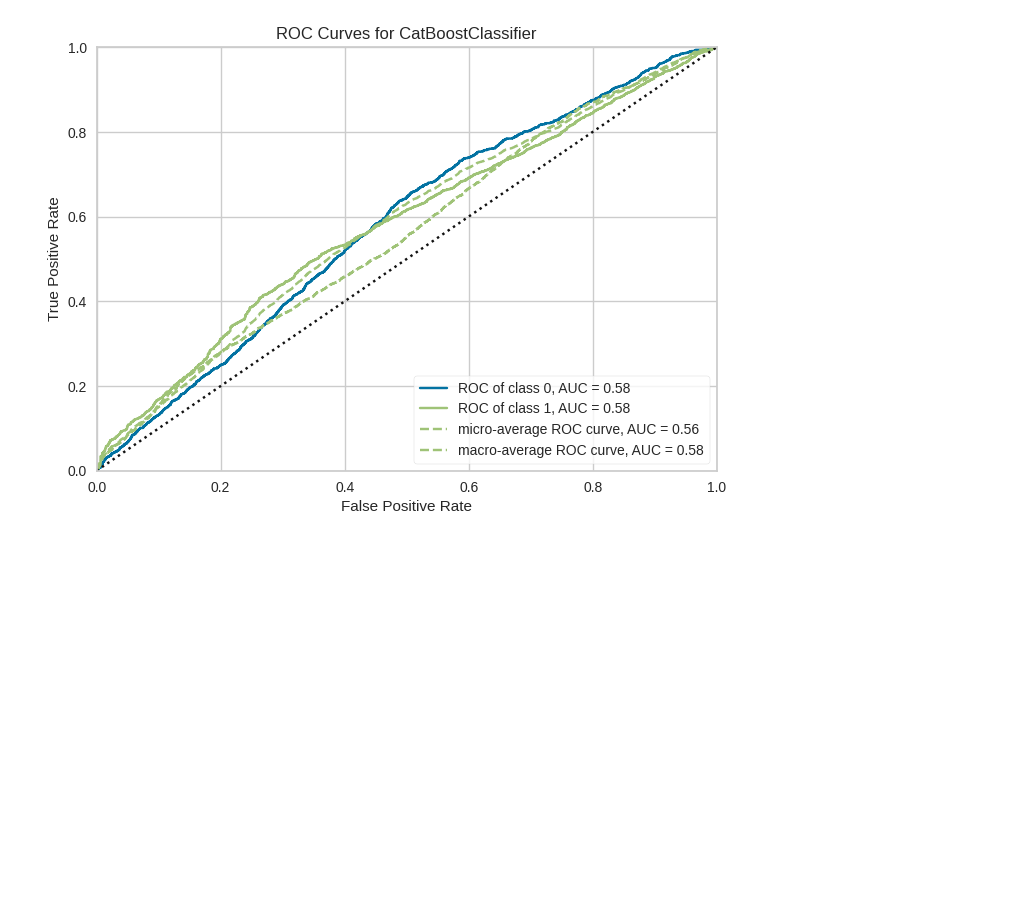
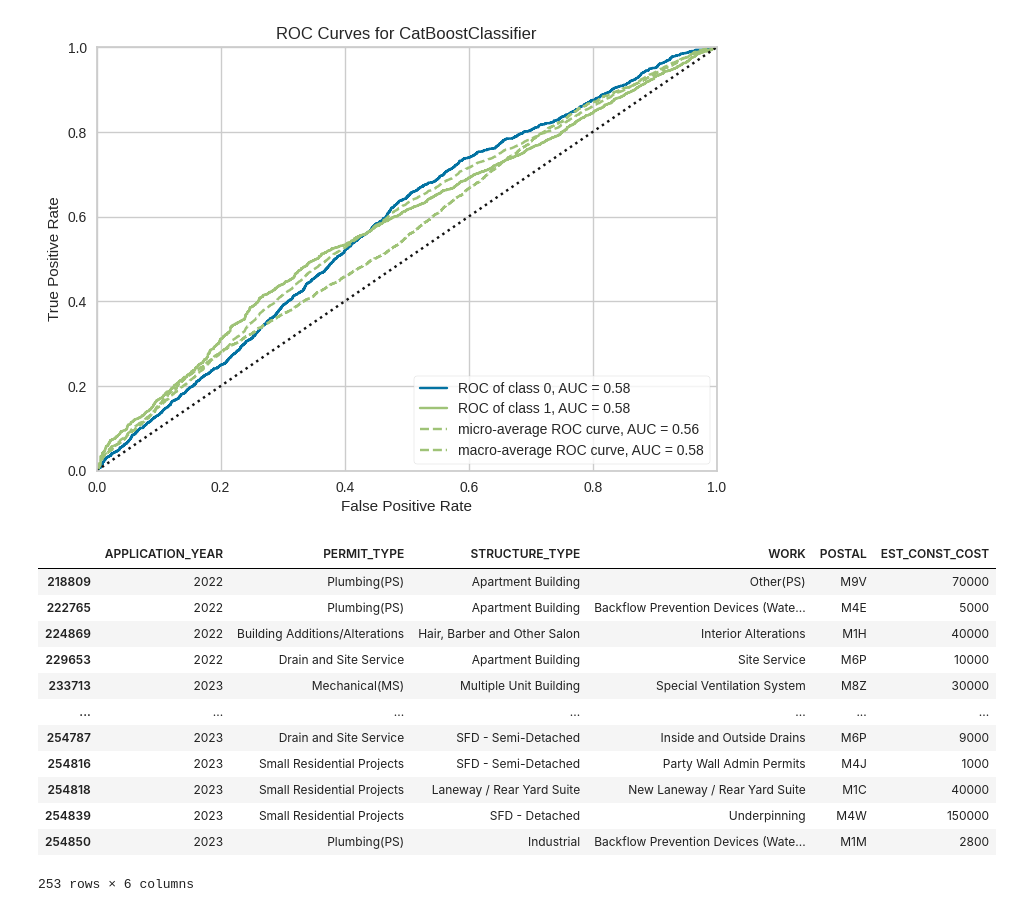
Before and after one commit to ThesanR/TorontoPermitClassification, a Jupyter notebook: PermitClass.ipynb, the cells around one changed output. Drawn from its saved outputs; the diff is of its cells as text; code cells hidden in the pictures; blank space fills up the shorter version.

```diff
--- a/PermitClass.ipynb
+++ b/PermitClass.ipynb
@@ -352,3 +349,79 @@ plot_model(best_short, plot = 'auc')
 # %% [output]
 [interactive output not drawn]
 [figure]
+# %%
+dfc = pd.read_csv('building-permits-active-permits.csv', usecols=['PERMIT_NUM','PERMIT_TYPE','STRUCTURE_TYPE','WORK','POSTAL','APPLICATION_DATE','ISSUED_DATE','STATUS','EST_CONST_COST'],
+                  dtype={"POSTAL": str, "EST_CONST_COST": str})
+
+# 5. Dropping rows that have bad data such as empty postal codes, permit statuses that are not closed, estimated construction costs that are not numbers, null values.
+#    Updating dataframe to have 8 columns for proposed features and target vector (To be constructed based on transformed data from the application data and issued date columns).
+
+#print(dfc.STATUS.value_counts(), "\n")
+dfc = dfc.drop(dfc[(dfc.STATUS != "Under Review") & (dfc.STATUS != "Application Received") & (dfc.STATUS != "Not Started")].index)
+dfc = dfc[['PERMIT_NUM', 'PERMIT_TYPE', 'STRUCTURE_TYPE', 'WORK', 'POSTAL', 'APPLICATION_DATE', 'ISSUED_DATE', 'EST_CONST_COST']]
+dfc = dfc.drop(dfc[pd.notna(dfc.ISSUED_DATE)].index)
+dfc = dfc.drop('ISSUED_DATE', axis=1)
+dfc = dfc.dropna()
+
+
+# 6. Formatting estimated construction cost column to be only integers by purging commas and rows with values less than $100.
+dfc = dfc.drop(dfc[(dfc.POSTAL == "   ") | (dfc.EST_CONST_COST == "DO NOT UPDATE OR DELETE THIS INFO FIELD")].index)
+dfctemp = ((dfc['EST_CONST_COST'].replace(",","", regex=True)).astype(float)).astype(int)
+dfc = dfc.drop('EST_CONST_COST', axis=1)
+dfc = pd.concat([dfc, dfctemp], axis=1)
+dfc = dfc.drop(dfc[dfc.EST_CONST_COST < 100].index)
+
+
+
+# 7. Getting value counts from permit type, work, and structure type. Removing value counts less than a particular threshold to have a small set of highly populated types rather than a large set of varied data.
+#df = df[~df['PERMIT_TYPE'].isin((df['PERMIT_TYPE'].value_counts())[(df['PERMIT_TYPE'].value_counts()) < 500].index)]
+#df = df[~df['WORK'].isin((df['WORK'].value_counts())[(df['WORK'].value_counts()) < 1000].index)]
+#df = df[~df['STRUCTURE_TYPE'].isin((df['STRUCTURE_TYPE'].value_counts())[(df['STRUCTURE_TYPE'].value_counts()) < 500].index)]
+# 7a. Removing duplicate permit numbers.
+dfc = dfc[~dfc['PERMIT_NUM'].isin((dfc['PERMIT_NUM'].value_counts())[(dfc['PERMIT_NUM'].value_counts()) > 1].index)]
+
+# 7b. Viewing value counts.
+#print(df.PERMIT_NUM.value_counts(), "\n")
+#print(df.POSTAL.value_counts(), "\n")
+#print(df.PERMIT_TYPE.value_counts(), "\n")
+#print(df.WORK.value_counts(),"\n")
+#print(df.STRUCTURE_TYPE.value_counts(), "\n")
+
+# 8. Extracting year from permit number (First two digits) for years above and below 2000. Creating new column for application year.
+perm_num_temp = 2000 + (dfc['PERMIT_NUM'].astype(str).str[0:2]).astype(int)
+perm_num_temp = perm_num_temp - 100*(perm_num_temp > 2050)
+app_num_temp = (dfc['APPLICATION_DATE'].astype(str).str[0:4]).astype(int)
+# 8a. Checking for consistency in year between permit number year and applied year. Values that do not match are assigned a year of 0 to be filered out by the application year cutoff (In this case, 2021).
+app_year = pd.DataFrame({'APPLICATION_YEAR' : perm_num_temp*(perm_num_temp == app_num_temp)})
+dfc = pd.concat([app_year, dfc], axis=1)
+dfc = dfc.drop(dfc[dfc.APPLICATION_YEAR < 2021].index)
+
+# 11. Drop original columns (Permit number, Application date, Issued date) that will be replaced by the transformed data (Application year, process time).
+dfc = dfc.drop(['PERMIT_NUM', 'APPLICATION_DATE'], axis=1)
+# 11a. Dropping null values.
+df = df.dropna()
+
+# 12. Dropping columns to test classification.
+#df = df.drop(['PERMIT_TYPE', 'STRUCTURE_TYPE', 'WORK'], axis=1)
+#df = df.drop(['APPLICATION_YEAR', 'POSTAL', 'EST_CONST_COST'], axis=1)
+
+#Printing cleaned data.
+
+#print(df['PROJECT_TYPE'].value_counts(), "\n")
+
+
+dfc
+# %% [output]
+|  | APPLICATION_YEAR | PERMIT_TYPE | STRUCTURE_TYPE | WORK | POSTAL | EST_CONST_COST |
+| 218809 | 2022 | Plumbing(PS) | Apartment Building | Other(PS) | M9V | 70000 |
+| 222765 | 2022 | Plumbing(PS) | Apartment Building | Backflow Prevention Devices (Wate... | M4E | 5000 |
+| 224869 | 2022 | Building Additions/Alterations | Hair, Barber and Other Salon | Interior Alterations | M1H | 40000 |
+| 229653 | 2022 | Drain and Site Service | Apartment Building | Site Service | M6P | 10000 |
+| 233713 | 2023 | Mechanical(MS) | Multiple Unit Building | Special Ventilation System | M8Z | 30000 |
+| ... | ... | ... | ... | ... | ... | ... |
+| 254787 | 2023 | Drain and Site Service | SFD - Semi-Detached | Inside and Outside Drains | M6P | 9000 |
+| 254816 | 2023 | Small Residential Projects | SFD - Semi-Detached | Party Wall Admin Permits | M4J | 1000 |
+| 254818 | 2023 | Small Residential Projects | Laneway / Rear Yard Suite | New Laneway / Rear Yard Suite | M1C | 40000 |
+| 254839 | 2023 | Small Residential Projects | SFD - Detached | Underpinning | M4W | 150000 |
+| 254850 | 2023 | Plumbing(PS) | Industrial | Backflow Prevention Devices (Wate... | M1M | 2800 |
+253 rows × 6 columns
```
Also changed, not shown: parts of 3 cells of this notebook.
